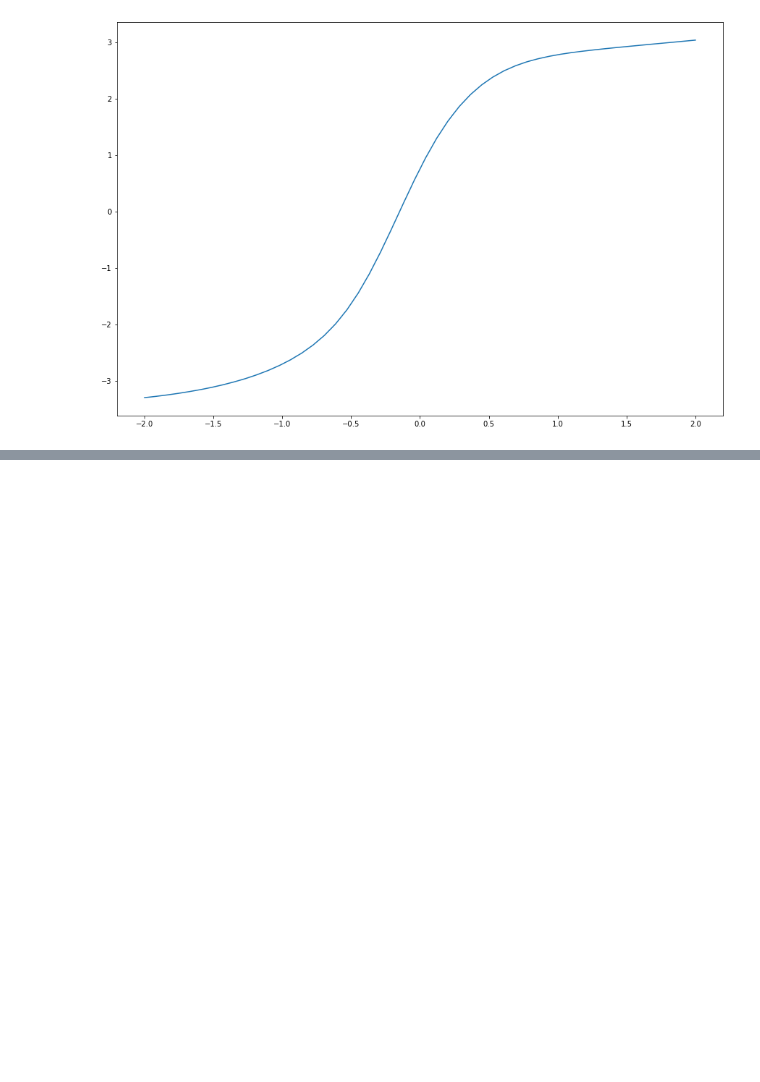
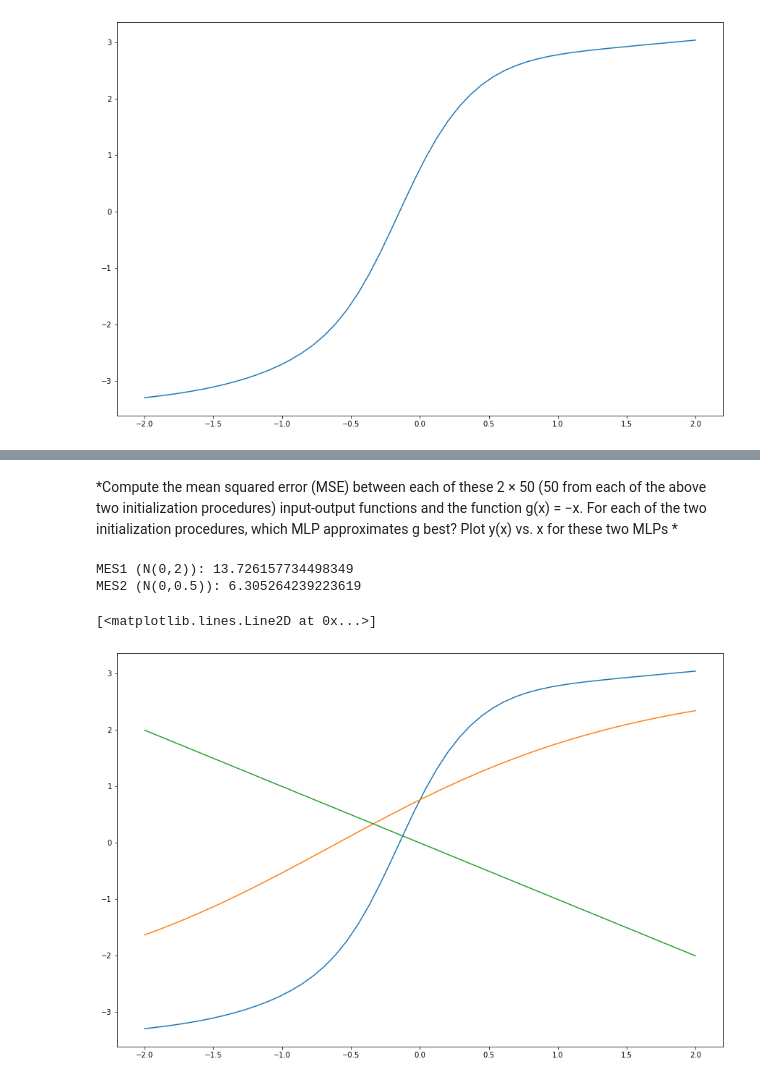
Before and after one commit to Javiermateor/Machine-Intelligence-I, a Jupyter notebook: Exercise 00/Exercise_03.ipynb, the cells around one changed output, grey strips where cells are left out. Saved outputs shown, nothing was run; the diff lists cells and outputs as text; code cells hidden in the pictures; blank space fills up the shorter version.

```diff
--- a/Exercise 00/Exercise_03.ipynb
+++ b/Exercise 00/Exercise_03.ipynb
@@ -8,13 +8,13 @@ from scipy import linalg as LA
 # %%
 #Create 50 independet MLPs with 1 hidden layer of 10 neurons and 1 output neuron
 #seed the random number generator
-def MLP_1(x):
+def MLP_1(x,n):
     '''Compute Output for MLP with 1 hidden layer of 10 neurons and 1 output neuron'''
     #initialize weights
     #seed the random number generator
     np.random.seed(10)
     w21 = np.random.normal(0, 1, (10, 1))
-    w10 = np.random.normal(0, 2, (10, 1))
+    w10 = np.random.normal(0, n, (10, 1))
     w20 = np.random.uniform(-2, 2, (10, 1))
 
     #Compute input for first hidden layer
@@ -27,17 +27,21 @@ def MLP_1(x):
     return output
 
 
+x = np.linspace(-2,2,50).reshape(50,1)
 
-x = np.linspace(-2,2,50).reshape(50,1)
 #Add column for outputs
-input_output = np.append(x, np.zeros((50,1)), axis=1)
+input_output1 = np.append(x, np.zeros((50,1)), axis=1)
+input_output2 = np.append(x, np.zeros((50,1)), axis=1)
 
 for i in range(len(x)):
-    output = MLP_1(x[i].reshape(1,1))
-    input_output[i,1] = output
+    output1 = MLP_1(x[i].reshape(1,1),2)
+    output2 = MLP_1(x[i].reshape(1,1),0.5)
+    input_output1[i,1] = output1
+    input_output2[i,1] = output2
 
+#Plot the output for the 50 MLPs with N(0,2)
 f1 = plt.figure(figsize=(15,10))
-plt.plot(input_output[:,0], input_output[:,1])
+plt.plot(input_output1[:,0], input_output1[:,1])
 # %% [output]
 [<matplotlib.lines.Line2D at 0x...>]
 [figure]
@@ -78,0 +55,34 @@ plt.plot(input_output[:,0], input_output[:,1])
+# %% [markdown]
+*Compute the mean squared error (MSE) between each of these 2 × 50 (50 from each of the above two initialization procedures) input-output functions and the function g(x) = −x. For each of the two initialization procedures, which MLP approximates g best? Plot y(x) vs. x for these two MLPs
+*
+# %%
+compare = np.append(input_output1, input_output2, axis=1)
+compare = compare[:,[0,1,3]]
+g_function = compare[:,0]*-1
+compare = np.append(compare, g_function.reshape(50,1), axis=1)
+
+#Matrix with x, MLP1, MLP2, g(x)
+compare
+
+from sklearn.metrics import mean_squared_error
+
+#Compute MSE
+mse1 = mean_squared_error(compare[:,1], compare[:,3])
+mse2 = mean_squared_error(compare[:,2], compare[:,3])
+
+#Second input-output pair has lower MSE, so it is a better approximation of the g function
+
+print(f'MES1 (N(0,2)): {mse1}')
+print(f'MES2 (N(0,0.5)): {mse2}')
+# %% [output]
+MES1 (N(0,2)): 13.726157734498349
+MES2 (N(0,0.5)): 6.305264239223619
+# %%
+f2 = plt.figure(figsize=(15,10))
+
+plt.plot(input_output1[:,0], input_output1[:,1])
+plt.plot(input_output2[:,0], input_output2[:,1])
+plt.plot(compare[:,0], compare[:,3])
+# %% [output]
+[<matplotlib.lines.Line2D at 0x...>]
+[figure, added]
```
Also changed, not shown: parts of 2 cells of this notebook.
